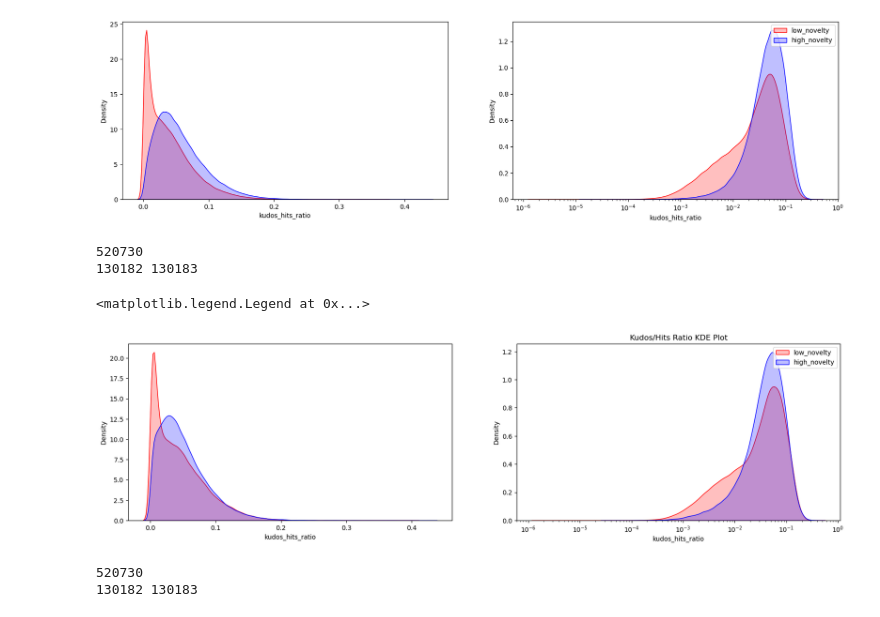
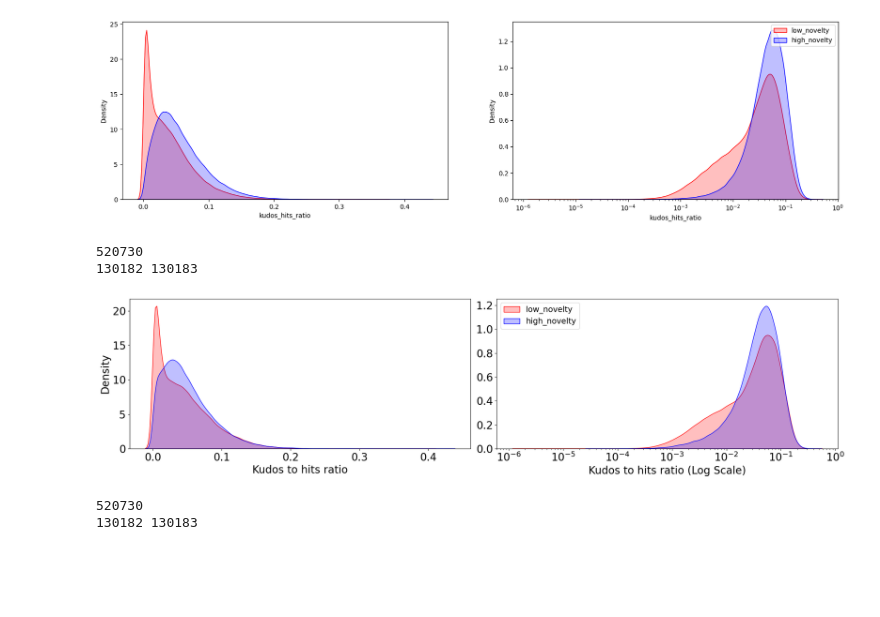
Before and after one commit to DevinW-sudo/ao3, a Jupyter notebook: exps/20230203_kudos_to_hits_kdes/20230127_kde_explore.ipynb, the cells around one changed output. Saved outputs shown, nothing was run; the diff lists cells and outputs as text; code cells hidden in the pictures; blank space fills up the shorter version.

```diff
--- a/exps/20230203_kudos_to_hits_kdes/20230127_kde_explore.ipynb
+++ b/exps/20230203_kudos_to_hits_kdes/20230127_kde_explore.ipynb
@@ -332,36 +330,35 @@ for index, row in temp_for_viz_df.iterrows():
 low = temp_for_viz_df.iloc[:int(len(temp_for_viz_df)/4)]
 high = temp_for_viz_df.iloc[int(len(temp_for_viz_df)*3/4):]
 
 print(len(temp_for_viz_df))
 print(len(low), len(high))
 
 fig, ax = plt.subplots(1,2, figsize=(20, 5))
-plt.title('Kudos/Hits Ratio KDE Plot')
+# plt.title('Kudos/Hits Ratio KDE Plot')
 sns.kdeplot(low['kudos_hits_ratio'], ax=ax[0], color='red', shade=True, label='low_novelty')
 sns.kdeplot(high['kudos_hits_ratio'], ax=ax[0], color='blue', shade=True, label='high_novelty')
 
 ax[0].set_xlabel('Kudos to hits ratio', fontsize=20)
 ax[0].set_ylabel('Density', fontsize=20)
 # change xtick label size
 ax[0].tick_params(axis='x', labelsize=20)
 ax[0].tick_params(axis='y', labelsize=20)
 
 sns.kdeplot(low['kudos_hits_ratio'], ax=ax[1], color='red', shade=True, label='low_novelty', log_scale=True)
 sns.kdeplot(high['kudos_hits_ratio'], ax=ax[1], color='blue', shade=True, label='high_novelty', log_scale=True)
 # plt.legend()
 plt.legend(loc = 'upper left', fontsize=15)
 plt.xlabel(xlabel="Kudos to hits ratio (Log Scale)",fontsize=20)
 plt.ylabel(ylabel="", fontsize=20)
 plt.xticks(fontsize=20)
 plt.yticks(fontsize=20)
 plt.tight_layout()
 
 plt.savefig('kudos_hits_ratio_kde_plot_term_novelty_top_bottom_25p.pdf')
 # %% [output]
 520730
 130182 130183
-<matplotlib.legend.Legend at 0x...>
-[figure, old version]
+[figure, new version]
 # %%
 # Same plots as above for topic novelty, but low and high novelty
 # are categorized by bottom 25% and top 25% of JSD values
```
Also changed, not shown: parts of 1 cell of this notebook.
